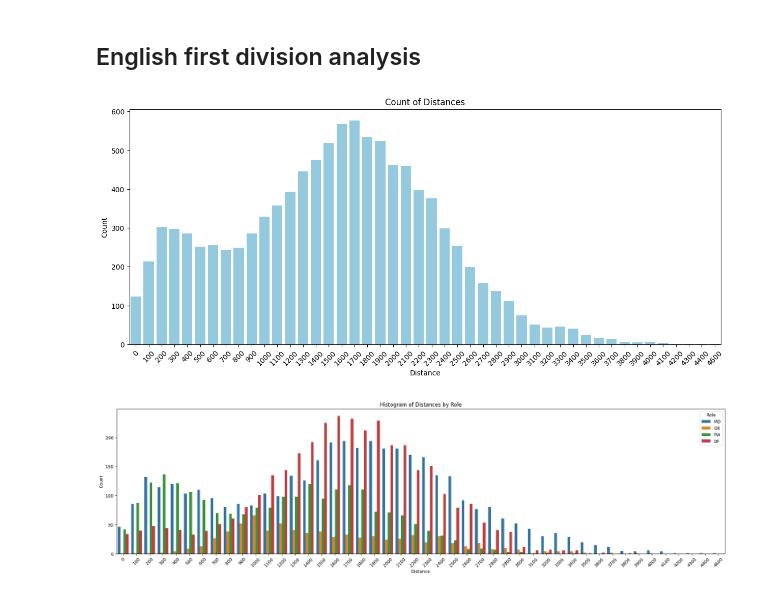
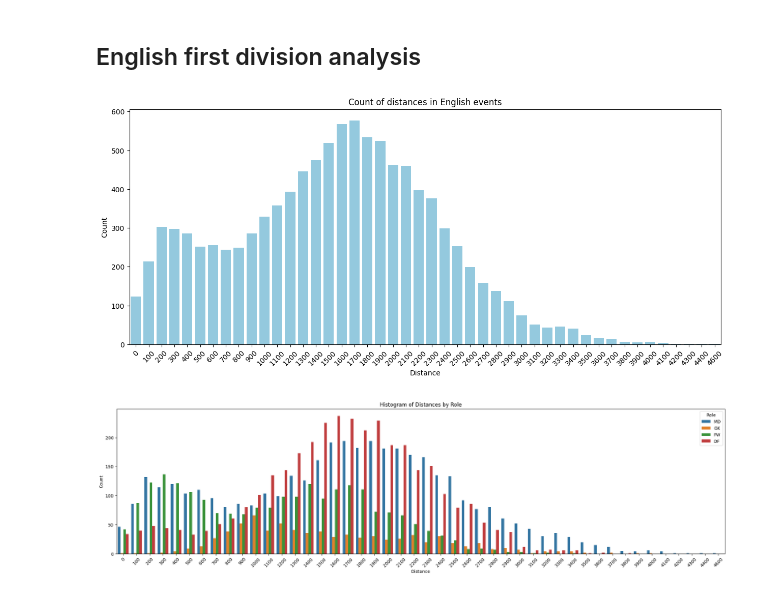
Before and after one commit to PasqualeEsposito/Geospatial_Analytics, a Jupyter notebook: Distances_analysis.ipynb, the cells around one changed output. Drawn from its saved outputs; the diff is of its cells as text; code cells hidden in the pictures.

```diff
--- a/Distances_analysis.ipynb
+++ b/Distances_analysis.ipynb
@@ -85,10 +85,10 @@ events_players_distances_df = compute_distance(events_players_df)
 english_tmp_df = sum_distances(events_players_distances_df)
 # %%
 distances_count = count_distances(english_tmp_df)
-# %%
-plot_histogram(distances_count)
-# %% [output]
-[figure, removed]
+# %%
+plot_histogram(distances_count, 'distance', 'count', 'Distance', 'Count', 'Count of distances in English events')
+# %% [output]
+[figure, added]
 # %%
 english_players_role_distances_df = pd.merge(english_tmp_df, players_df, on='playerId', how='left')
 # %%
```
Also changed, not shown: parts of 14 cells of this notebook, 1 other file.
